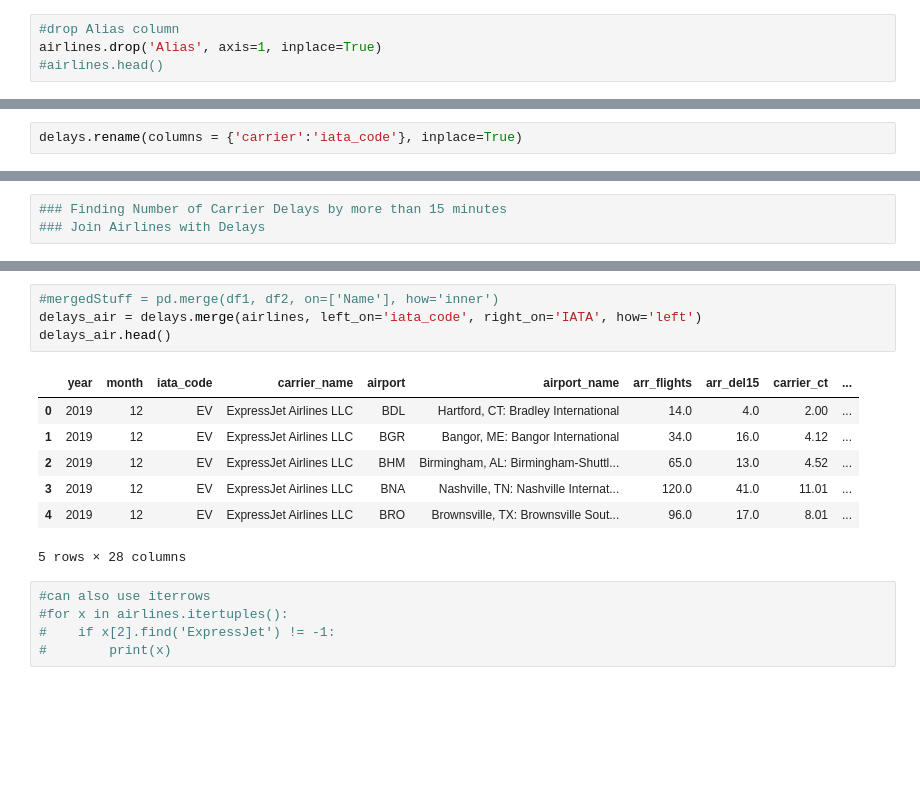
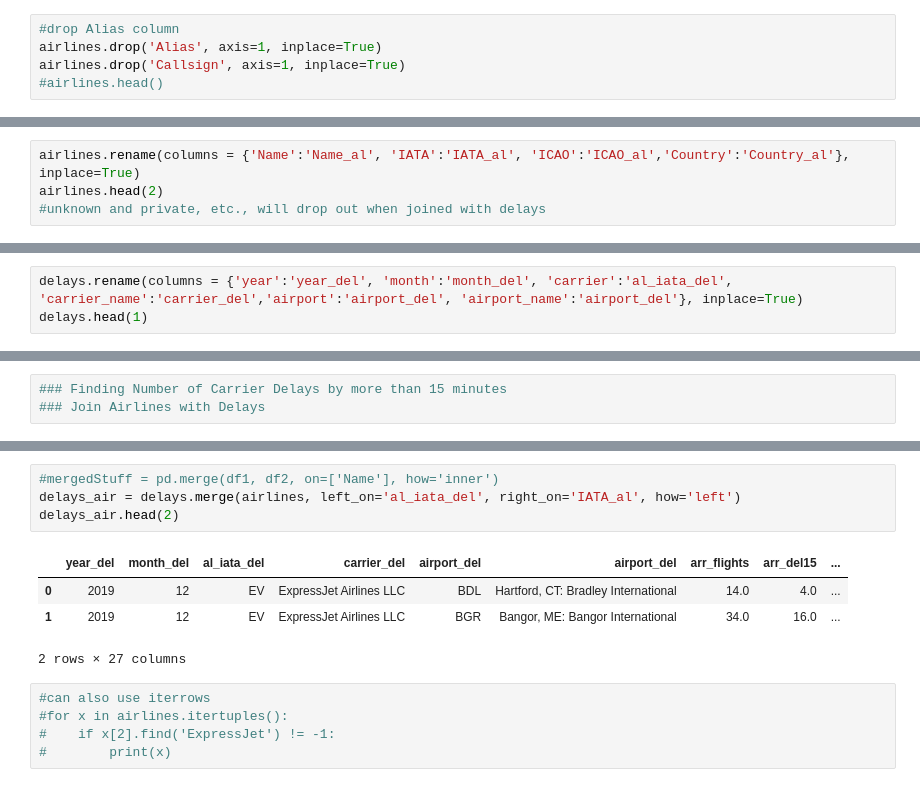
Before and after one commit to scottschriver/NSS_Capstone, a Jupyter notebook: Notebooks/Flight_delays.ipynb, the cells around one changed output, grey strips where cells are left out. Drawn from its saved outputs; the diff is of its cells as text; blank space fills up the shorter version.

```diff
--- a/Notebooks/Flight_delays.ipynb
+++ b/Notebooks/Flight_delays.ipynb
@@ -38,6 +38,7 @@ dtype: int64
 # %%
 #drop Alias column
 airlines.drop('Alias', axis=1, inplace=True)
+airlines.drop('Callsign', axis=1, inplace=True)
 #airlines.head()
 # %%
 #subset for active airlines
@@ -52,0 +54,4 @@ airlines.tail()
+# %%
+airlines.rename(columns = {'Name':'Name_al', 'IATA':'IATA_al', 'ICAO':'ICAO_al','Country':'Country_al'}, inplace=True)
+airlines.head(2)
+#unknown and private, etc., will drop out when joined with delays
@@ -253,5 +242,6 @@ delays.head()
 | 3 | 2019 | 12 | EV | ExpressJet Airlines LLC | BNA | Nashville, TN: Nashville Internat... | 120.0 | 41.0 | 11.01 | ... |
 | 4 | 2019 | 12 | EV | ExpressJet Airlines LLC | BRO | Brownsville, TX: Brownsville Sout... | 96.0 | 17.0 | 8.01 | ... |
 5 rows × 21 columns
-# %%
-delays.rename(columns = {'carrier':'iata_code'}, inplace=True)
+# %%
+delays.rename(columns = {'year':'year_del', 'month':'month_del', 'carrier':'al_iata_del', 'carrier_name':'carrier_del','airport':'airport_del', 'airport_name':'airport_del'}, inplace=True)
+delays.head(1)
@@ -437,15 +424,12 @@ dtype: int64
 # %%
 #mergedStuff = pd.merge(df1, df2, on=['Name'], how='inner')
-delays_air = delays.merge(airlines, left_on='iata_code', right_on='IATA', how='left')
-delays_air.head()
+delays_air = delays.merge(airlines, left_on='al_iata_del', right_on='IATA_al', how='left')
+delays_air.head(2)
 # %% [output]
-|  | year | month | iata_code | carrier_name | airport | airport_name | arr_flights | arr_del15 | carrier_ct | ... |
-| 0 | 2019 | 12 | EV | ExpressJet Airlines LLC | BDL | Hartford, CT: Bradley International | 14.0 | 4.0 | 2.00 | ... |
-| 1 | 2019 | 12 | EV | ExpressJet Airlines LLC | BGR | Bangor, ME: Bangor International | 34.0 | 16.0 | 4.12 | ... |
-| 2 | 2019 | 12 | EV | ExpressJet Airlines LLC | BHM | Birmingham, AL: Birmingham-Shuttl... | 65.0 | 13.0 | 4.52 | ... |
-| 3 | 2019 | 12 | EV | ExpressJet Airlines LLC | BNA | Nashville, TN: Nashville Internat... | 120.0 | 41.0 | 11.01 | ... |
-| 4 | 2019 | 12 | EV | ExpressJet Airlines LLC | BRO | Brownsville, TX: Brownsville Sout... | 96.0 | 17.0 | 8.01 | ... |
+|  | year_del | month_del | al_iata_del | carrier_del | airport_del | airport_del | arr_flights | arr_del15 | ... |
+| 0 | 2019 | 12 | EV | ExpressJet Airlines LLC | BDL | Hartford, CT: Bradley International | 14.0 | 4.0 | ... |
+| 1 | 2019 | 12 | EV | ExpressJet Airlines LLC | BGR | Bangor, ME: Bangor International | 34.0 | 16.0 | ... |
-5 rows × 28 columns
+2 rows × 27 columns
 # %%
 #can also use iterrows
 #for x in airlines.itertuples():
```
Also changed, not shown: parts of 39 cells of this notebook.
